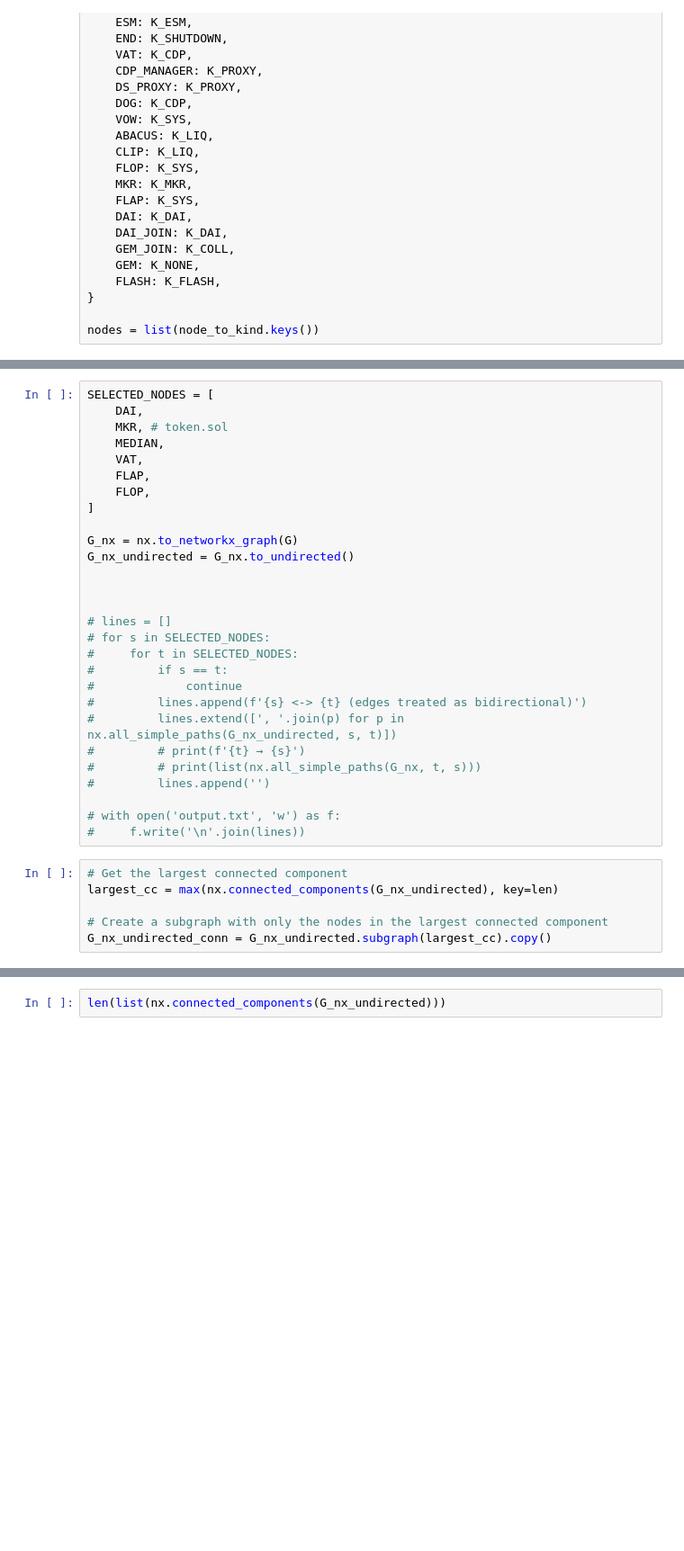
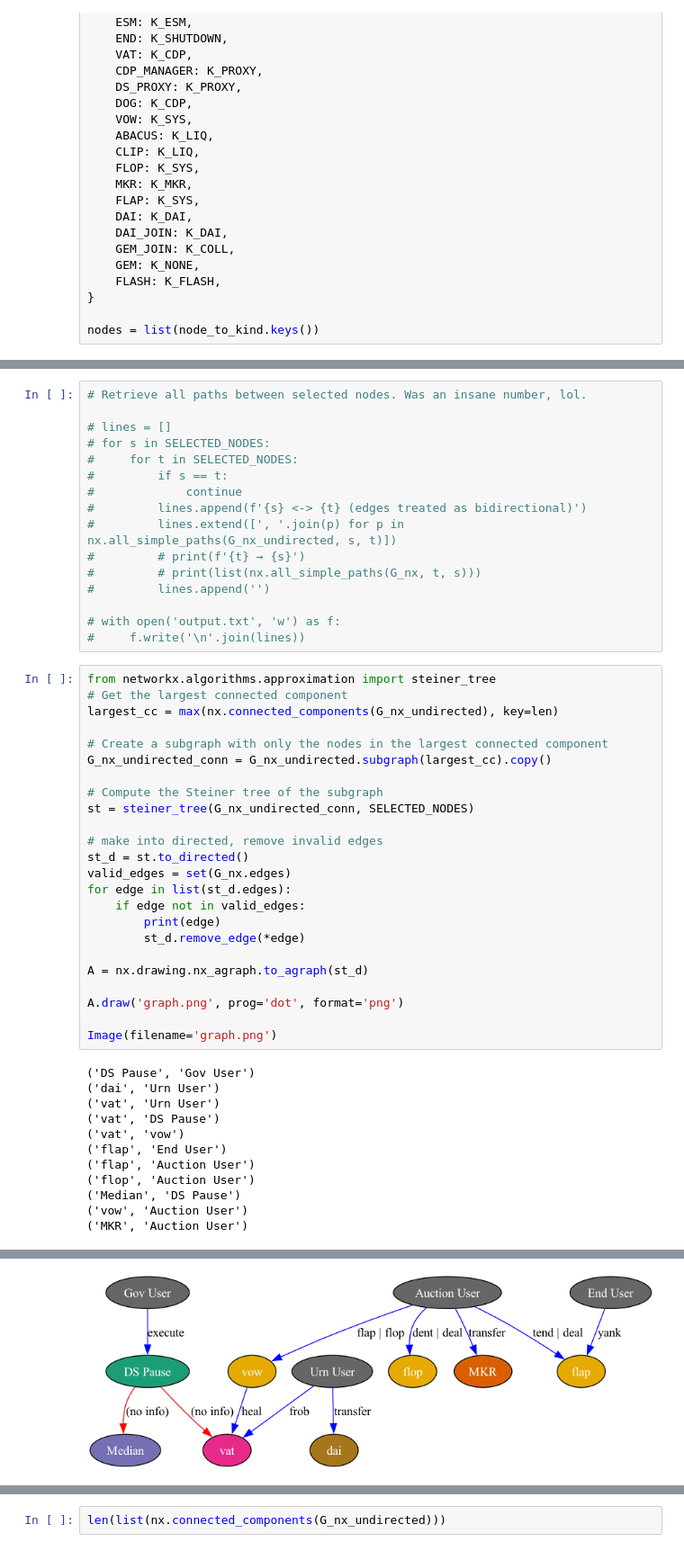
Before and after one commit to Yustynn/mcd-graph, a Jupyter notebook: graph.ipynb, the cells around one changed output, grey strips where cells are left out. Shown at 90% size. Drawn from its saved outputs; the diff is of its cells as text; blank space fills up the shorter version.

```diff
--- a/graph.ipynb
+++ b/graph.ipynb
@@ -233,17 +291,5 @@ Image('graph.png')
 # %%
-SELECTED_NODES = [
-    DAI,
-    MKR, # token.sol
-    MEDIAN,
-    VAT,
-    FLAP,
-    FLOP,
-]
-
-G_nx = nx.to_networkx_graph(G)
-G_nx_undirected = G_nx.to_undirected()
-
-
+# Retrieve all paths between selected nodes. Was an insane number, lol.
 
 # lines = []
 # for s in SELECTED_NODES:
@@ -259,8 +305,38 @@ G_nx_undirected = G_nx.to_undirected()
 # with open('output.txt', 'w') as f:
 #     f.write('\n'.join(lines))
 # %%
+from networkx.algorithms.approximation import steiner_tree
 # Get the largest connected component
 largest_cc = max(nx.connected_components(G_nx_undirected), key=len)
 
 # Create a subgraph with only the nodes in the largest connected component
 G_nx_undirected_conn = G_nx_undirected.subgraph(largest_cc).copy()
+
+# Compute the Steiner tree of the subgraph
+st = steiner_tree(G_nx_undirected_conn, SELECTED_NODES)
+
+# make into directed, remove invalid edges
+st_d = st.to_directed()
+valid_edges = set(G_nx.edges)
+for edge in list(st_d.edges):
+    if edge not in valid_edges:
+        print(edge)
+        st_d.remove_edge(*edge)
+
+A = nx.drawing.nx_agraph.to_agraph(st_d)
+
+A.draw('graph.png', prog='dot', format='png')
+
+Image(filename='graph.png')
+# %% [output]
+('DS Pause', 'Gov User')
+('dai', 'Urn User')
+('vat', 'Urn User')
+('vat', 'DS Pause')
+('vat', 'vow')
+('flap', 'End User')
+('flap', 'Auction User')
+('flop', 'Auction User')
+('Median', 'DS Pause')
+('vow', 'Auction User')
+('MKR', 'Auction User')
@@ -266,0 +345 @@ G_nx_undirected_conn = G_nx_undirected.subgraph(largest_cc).copy()
+[figure, added]
```
Also changed, not shown: parts of 6 cells of this notebook.
